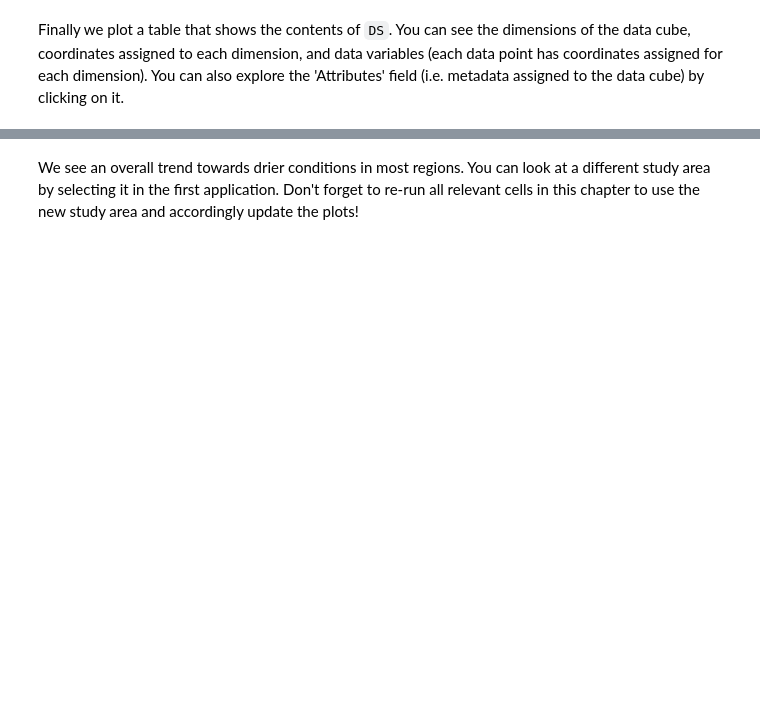
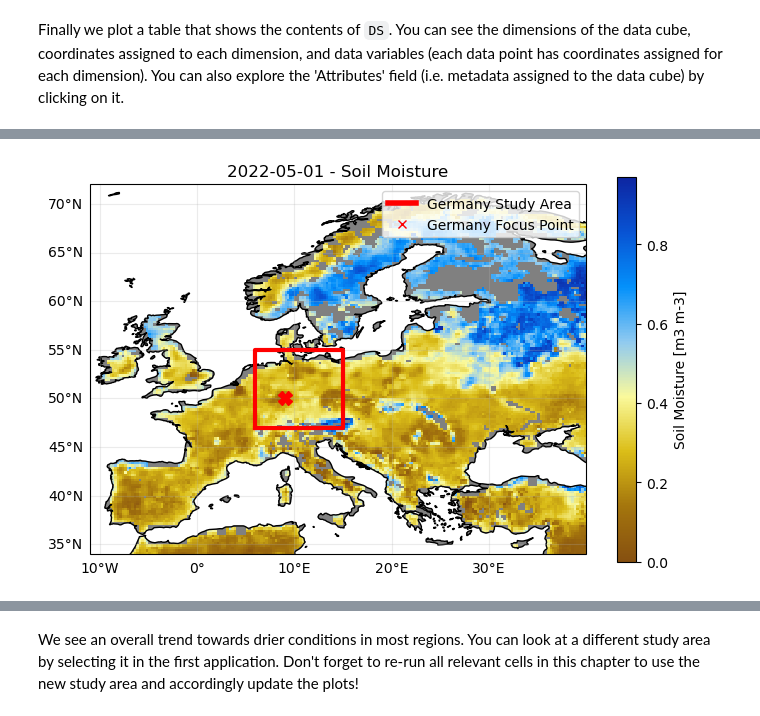
Before and after one commit to ecmwf-training/c3s-training-submodule-sat-obs-hydro-cryo, a Jupyter notebook: soil-moisture-anomalies.ipynb, the cells around one changed output, grey strips where cells are left out. Drawn from its saved outputs; the diff is of its cells as text; code cells hidden in the pictures; blank space fills up the shorter version.

```diff
--- a/soil-moisture-anomalies.ipynb
+++ b/soil-moisture-anomalies.ipynb
@@ -448,0 +426,12 @@ When looking at images of different dates, you can see data gaps (gray areas; es
+# %%
+BBOXES = {
+    # Name: ([min Lon., max Lon., min Lat., max Lat.], [Lon, Lat]))
+    "Balkans": ([16, 29, 36, 45], [24, 42]),
+    "Central Europe": ([6, 22.5, 46, 51], [15, 49.5]),
+    "France": ([-4.8, 8.4, 42.3, 51], [4, 47]),
+    "Germany": ([6, 15, 47, 55], [9, 50]),
+    "Iberian Peninsula": ([-10, 3.4, 36, 44.4], [-5.4, 41.3]),
+    "Italy": ([7, 19.0, 36.7, 47.0], [12.8, 43.4]),
+    "S-UK & N-France": ([-5.65, 2.5, 48, 54], [0, 51]),
+
+}
@@ -449 +444,71 @@ When looking at images of different dates, you can see data gaps (gray areas; es
+# %%
+DATE = "2022-05-01"  # Time stamp to create plot for, you can choose a different date!
+STUDY_AREA = "Germany"  # Specify the study area (ensure it's in BBOXES)
+
+# Check whether the selected study area and date are available
+if STUDY_AREA not in BBOXES:
+    raise KeyError(f"Unknown STUDY_AREA: {STUDY_AREA}. Select one of {BBOXES.keys()}")
+_dates = [str(pd.to_datetime(t).date()) for t in DS["time"].values]
+if DATE not in _dates:
+    raise KeyError(f"{DATE} not found in data. Select one of {_dates}")
+
+
+# Create a figure with a specific size and a single axis
+plt.figure(figsize=(8, 5))
+ax = plt.axes(projection=ccrs.PlateCarree())  # Create a single axis with a cartopy projection
+
+# Extract and plot soil moisture image for the chosen date using xarray.Dataset.sel and Dataset.plot
+p_sm = (
+    DS["sm"]
+    .sel(time=DATE)
+    .plot(
+        transform=ccrs.PlateCarree(),
+        ax=ax,
+        cmap=CM_SM,
+        cbar_kwargs={"label": f"Soil Moisture [{SM_UNIT}]"},
+    )
+)
+ax.set_title(f"{DATE} - Soil Moisture")
+
+# Add basemap features
+ax.add_feature(cartopy.feature.LAND, zorder=0, facecolor="gray")
+ax.coastlines()
+
+# Draw grid lines and labels for the map
+gl = ax.gridlines(crs=ccrs.PlateCarree(), draw_labels=True, alpha=0.25)
+gl.top_labels, gl.right_labels = False, False
+
+bbox = BBOXES[STUDY_AREA][0]
+point = BBOXES[STUDY_AREA][1]
+
+# Add focus point of study area to the map
+ax.plot(
+    [point[0]],
+    [point[1]],
+    color="red",
+    marker="X",
+    markersize=10,
+    transform=ccrs.PlateCarree(),
+)
+
+# Add study area bounding box to the map
+ax.plot(
+    [bbox[0], bbox[0], bbox[1], bbox[1], bbox[0]],
+    [bbox[2], bbox[3], bbox[3], bbox[2], bbox[2]],
+    color="red",
+    linewidth=3,
+    transform=ccrs.PlateCarree(),
+)
+
+# Add study area legend
+ax.legend(
+    handles=[
+        Line2D([0], [0], color="r", lw=4, label=f"{STUDY_AREA} Study Area"),
+        Line2D([0], [0], lw=0, marker="x", color="r", label=f"{STUDY_AREA} Focus Point"),
+    ]
+)
+
+plt.show()  # Display the plot
+# %% [output]
+[figure, added]
 # %% [markdown]
```
Also changed, not shown: parts of 61 cells of this notebook.
